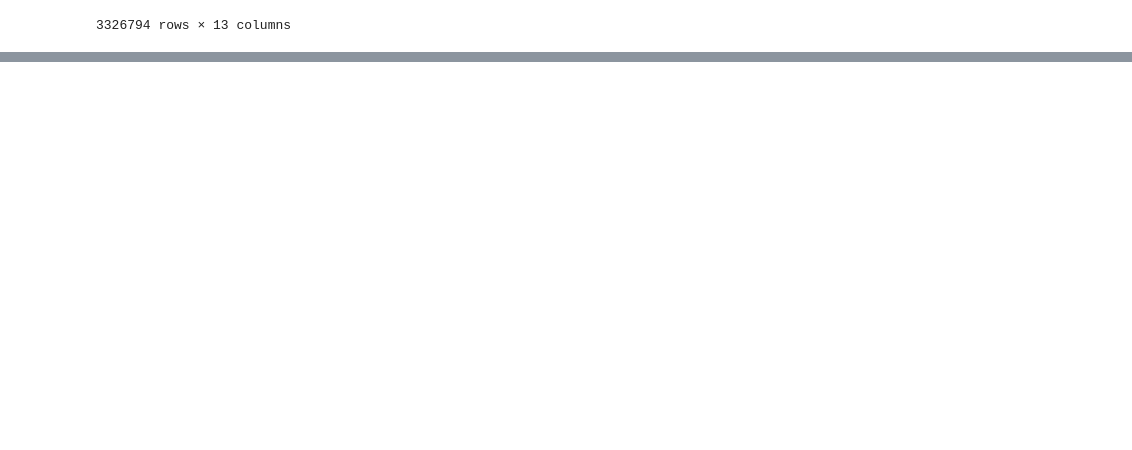
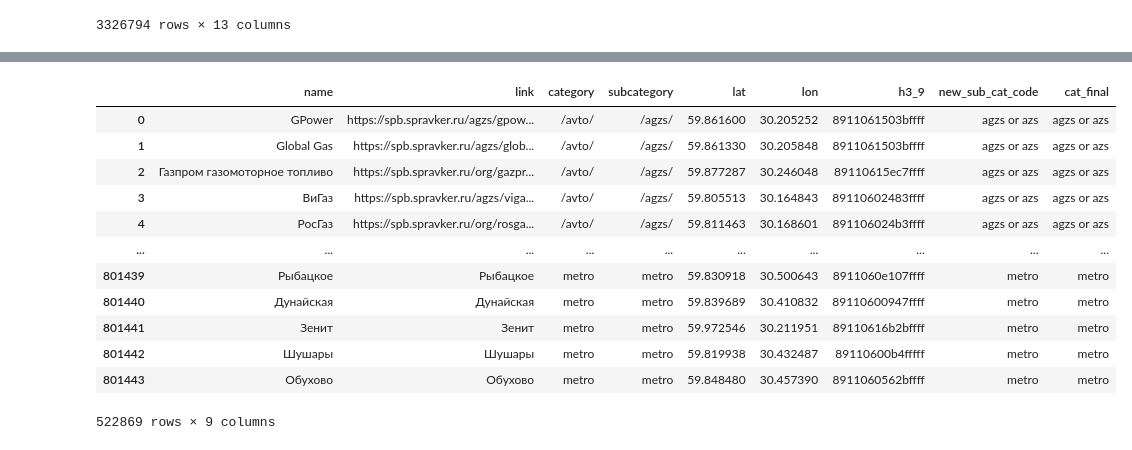
Before and after one commit to FomichAnastasia/master-thesis-, a Jupyter notebook: POIs - parsing.ipynb, the cells around one changed output, grey strips where cells are left out. Saved outputs shown, nothing was run; the diff lists cells and outputs as text; code cells hidden in the pictures; blank space fills up the shorter version.

```diff
--- a/POIs - parsing.ipynb
+++ b/POIs - parsing.ipynb
@@ -311,0 +346,4 @@ first_file
+# %%
+test['cat_final']=cat_final
+# %%
+test=test.reset_index()
@@ -311,0 +366,22 @@ first_file
+# %%
+first_file=pd.merge(first_file,test[['link','cat_final']],how='left',on='link')
+# %%
+first_file=first_file[['name', 'link', 'category', 'subcategory','lat', 'lon', 'h3_9',
+       'new_sub_cat_code', 'cat_final']]
+# %%
+first_file=first_file.drop_duplicates(subset=['link','cat_final'])
+first_file
+# %% [output]
+|  | name | link | category | subcategory | lat | lon | h3_9 | new_sub_cat_code | cat_final |
+| 0 | GPower | https://spb.spravker.ru/agzs/gpow... | /avto/ | /agzs/ | 59.861600 | 30.205252 | 8911061503bffff | agzs or azs | agzs or azs |
+| 1 | Global Gas | https://spb.spravker.ru/agzs/glob... | /avto/ | /agzs/ | 59.861330 | 30.205848 | 8911061503bffff | agzs or azs | agzs or azs |
+| 2 | Газпром газомоторное топливо | https://spb.spravker.ru/org/gazpr... | /avto/ | /agzs/ | 59.877287 | 30.246048 | 89110615ec7ffff | agzs or azs | agzs or azs |
+| 3 | ВиГаз | https://spb.spravker.ru/agzs/viga... | /avto/ | /agzs/ | 59.805513 | 30.164843 | 89110602483ffff | agzs or azs | agzs or azs |
+| 4 | РосГаз | https://spb.spravker.ru/org/rosga... | /avto/ | /agzs/ | 59.811463 | 30.168601 | 891106024b3ffff | agzs or azs | agzs or azs |
+| ... | ... | ... | ... | ... | ... | ... | ... | ... | ... |
+| 801439 | Рыбацкое | Рыбацкое | metro | metro | 59.830918 | 30.500643 | 8911060e107ffff | metro | metro |
+| 801440 | Дунайская | Дунайская | metro | metro | 59.839689 | 30.410832 | 89110600947ffff | metro | metro |
+| 801441 | Зенит | Зенит | metro | metro | 59.972546 | 30.211951 | 89110616b2bffff | metro | metro |
+| 801442 | Шушары | Шушары | metro | metro | 59.819938 | 30.432487 | 89110600b4fffff | metro | metro |
+| 801443 | Обухово | Обухово | metro | metro | 59.848480 | 30.457390 | 8911060562bffff | metro | metro |
+522869 rows × 9 columns
```
Also changed, not shown: parts of 19 cells of this notebook.
